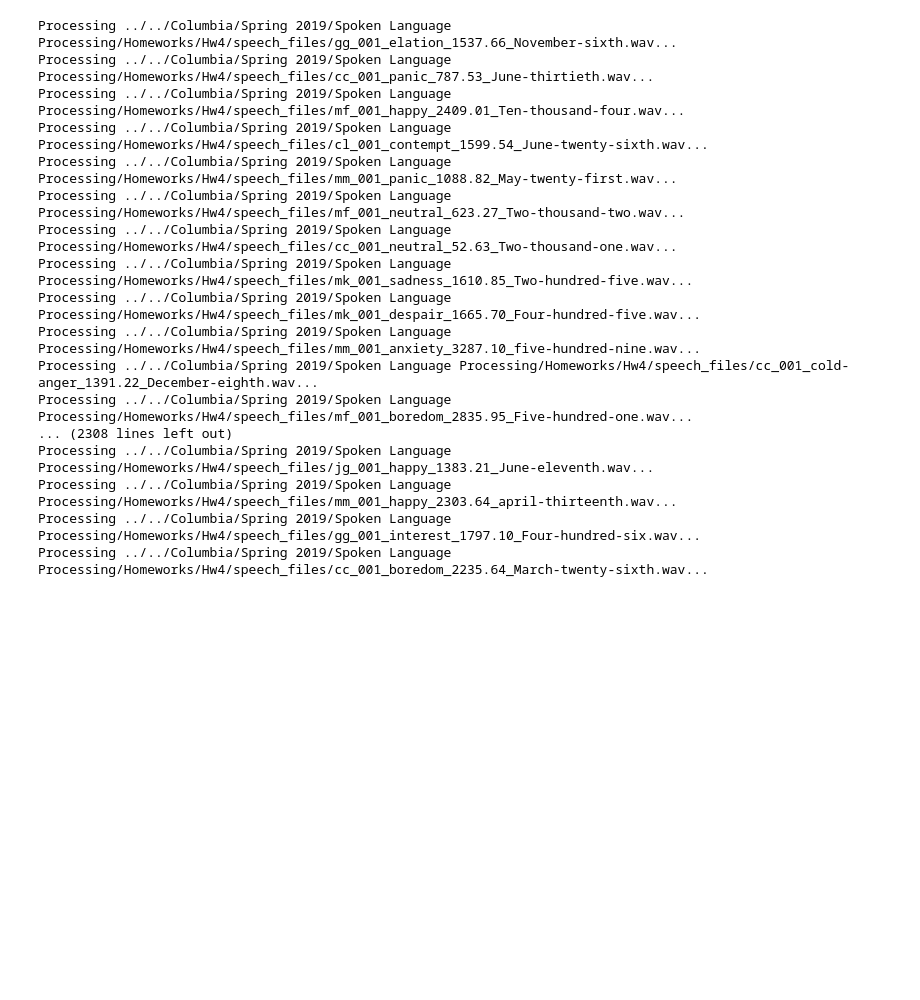
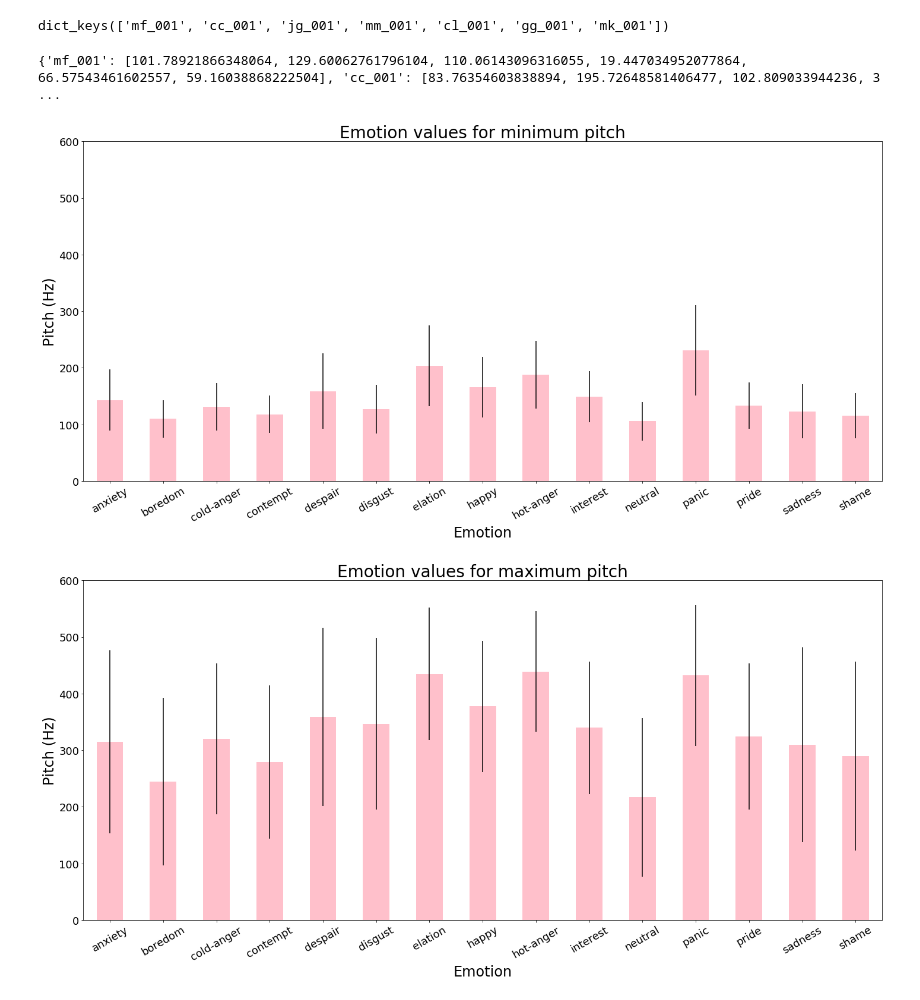
Before and after one commit to s-abdullah/EmotionRecognition, a Jupyter notebook: FeatureAnalysis.ipynb, the cells around one changed output. Saved outputs shown, nothing was run; the diff lists cells and outputs as text; code cells hidden in the pictures; blank space fills up the shorter version.

```diff
--- a/FeatureAnalysis.ipynb
+++ b/FeatureAnalysis.ipynb
@@ -21,7 +21,7 @@ neutralFeat = {}
 
 # batching processing the audio file
 # all the files should be contained in the folder called speech_files
-for wave_file in glob.glob("../../Columbia/Spring 2019/Spoken Language Processing/Homeworks/Hw4/speech_files/*.wav"):
+for wave_file in glob.glob("./speech_files/*.wav"):
 
     sp = wave_file.split("/")[-1].split("_")
     spkr = sp[0]+"_"+sp[1]
@@ -81,26 +81,10 @@ for wave_file in glob.glob("../../Columbia/Spring 2019/Spoken Language Processin
         else:
             # stored in the same format of list
             neutralFeat[spkr] = [[minPitch],[maxPitch],[avgPitch],[minIntensity],[maxIntensity],[avgIntensity]]
-# %% [output]
-Processing ../../Columbia/Spring 2019/Spoken Language Processing/Homeworks/Hw4/speech_files/gg_001_elation_1537.66_November-sixth.wav...
-Processing ../../Columbia/Spring 2019/Spoken Language Processing/Homeworks/Hw4/speech_files/cc_001_panic_787.53_June-thirtieth.wav...
-Processing ../../Columbia/Spring 2019/Spoken Language Processing/Homeworks/Hw4/speech_files/mf_001_happy_2409.01_Ten-thousand-four.wav...
-Processing ../../Columbia/Spring 2019/Spoken Language Processing/Homeworks/Hw4/speech_files/cl_001_contempt_1599.54_June-twenty-sixth.wav...
-Processing ../../Columbia/Spring 2019/Spoken Language Processing/Homeworks/Hw4/speech_files/mm_001_panic_1088.82_May-twenty-first.wav...
-Processing ../../Columbia/Spring 2019/Spoken Language Processing/Homeworks/Hw4/speech_files/mf_001_neutral_623.27_Two-thousand-two.wav...
-Processing ../../Columbia/Spring 2019/Spoken Language Processing/Homeworks/Hw4/speech_files/cc_001_neutral_52.63_Two-thousand-one.wav...
-Processing ../../Columbia/Spring 2019/Spoken Language Processing/Homeworks/Hw4/speech_files/mk_001_sadness_1610.85_Two-hundred-five.wav...
-Processing ../../Columbia/Spring 2019/Spoken Language Processing/Homeworks/Hw4/speech_files/mk_001_despair_1665.70_Four-hundred-five.wav...
-Processing ../../Columbia/Spring 2019/Spoken Language Processing/Homeworks/Hw4/speech_files/mm_001_anxiety_3287.10_five-hundred-nine.wav...
-Processing ../../Columbia/Spring 2019/Spoken Language Processing/Homeworks/Hw4/speech_files/cc_001_cold-anger_1391.22_December-eighth.wav...
-Processing ../../Columbia/Spring 2019/Spoken Language Processing/Homeworks/Hw4/speech_files/mf_001_boredom_2835.95_Five-hundred-one.wav...
-... (2308 lines left out)
-Processing ../../Columbia/Spring 2019/Spoken Language Processing/Homeworks/Hw4/speech_files/jg_001_happy_1383.21_June-eleventh.wav...
-Processing ../../Columbia/Spring 2019/Spoken Language Processing/Homeworks/Hw4/speech_files/mm_001_happy_2303.64_april-thirteenth.wav...
-Processing ../../Columbia/Spring 2019/Spoken Language Processing/Homeworks/Hw4/speech_files/gg_001_interest_1797.10_Four-hundred-six.wav...
-Processing ../../Columbia/Spring 2019/Spoken Language Processing/Homeworks/Hw4/speech_files/cc_001_boredom_2235.64_March-twenty-sixth.wav...
 # %%
 print(neutralFeat.keys())
+# %% [output]
+dict_keys(['mf_001', 'cc_001', 'jg_001', 'mm_001', 'cl_001', 'gg_001', 'mk_001'])
 # %%
 # getting the average of the neutral features
 avgN = {}
@@ -114,6 +98,8 @@ for val in neutralFeat:
     avgN[val] = [pmin, pmax, pavg, imin, imax, iavg]
 
 print(avgN)
+# %% [output]
+{'mf_001': [101.78921866348064, 129.60062761796104, 110.06143096316055, 19.447034952077864, 66.57543461602557, 59.16038868222504], 'cc_001': [83.76354603838894, 195.72648581406477, 102.809033944236, 3 ...
 # %%
 # normalizing features
 
@@ -130,3 +116,37 @@ for file in features:
 feat = pd.DataFrame(features, columns=['speaker', 'emotion', 'content', 'minimum_pitch', 'maximum_pitch', 'average_pitch', 'minimum_intensity' , 'maximum_intensity', 'average_intensity'])
 
 normFeat = pd.DataFrame(normal_features, columns=['speaker', 'emotion', 'content', 'minimum_pitch', 'maximum_pitch', 'average_pitch', 'minimum_intensity' , 'maximum_intensity', 'average_intensity'])
+# %%
+# plotting the mean and the standard deviation
+
+mean = feat.groupby("emotion").mean()
+std = feat.groupby("emotion").std()
+
+cname = list(mean.columns)
+for x in range(6):
+    f = cname[x]
+    plt.figure()
+    plot = mean[f].plot(figsize=(20,10) , kind="bar", rot=30,
+                        color='pink',
+                        fontsize=18 ,yerr=std[f])
+
+
+    # title
+    plot.set_title("Emotion values for "+ f.split('_')[0] + ' ' + f.split('_')[1], fontsize= 28)
+    # x label
+    plot.set_xlabel("Emotion", fontsize=24)
+    # y label
+    if x < 3:
+        plot.set_ylabel("Pitch (Hz)", fontsize=24)
+        plot.set_ylim(0,600)
+    else:
+        plot.set_ylabel("Intensity (dB)", fontsize=24)
+        plot.set_ylim(0,100)
+
+    # save the figure
+    plt.tight_layout()
+    plt.savefig('./Images/' + f + ".jpg")
+#     break
+# %% [output]
+[figure, added]
+[figure, added]
```
Also changed, not shown: parts of 3 cells of this notebook, 19 other files.
